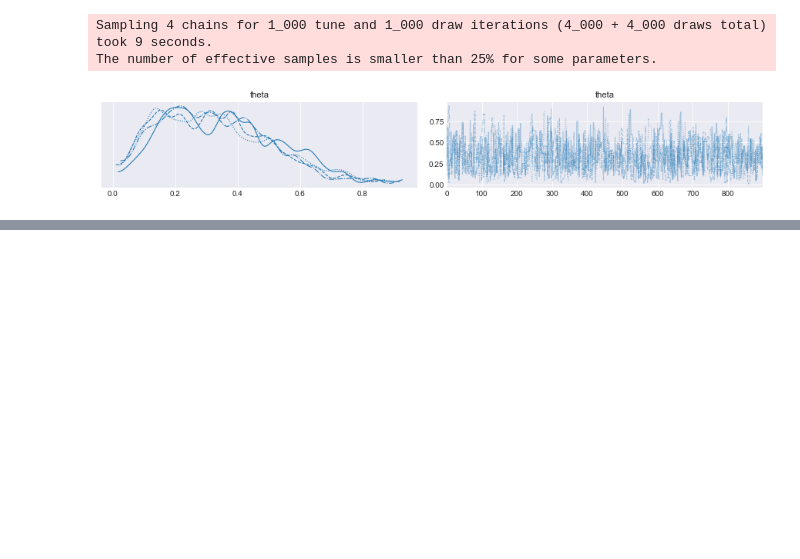
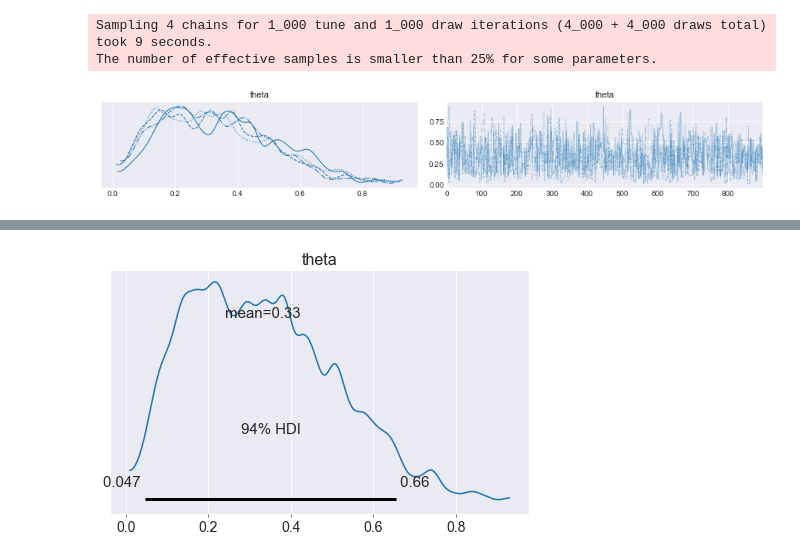
Before and after one commit to akiabe/bayesian-ml_intro, a Jupyter notebook: pymc3/chap2.ipynb, the cells around one changed output, grey strips where cells are left out. Drawn from its saved outputs; the diff is of its cells as text; code cells hidden in the pictures; blank space fills up the shorter version.

```diff
--- a/pymc3/chap2.ipynb
+++ b/pymc3/chap2.ipynb
@@ -59,0 +68,4 @@ pm.traceplot(
+# %%
+pm.plot_posterior(chain);
+# %% [output]
+[figure, added]
```
Also changed, not shown: parts of 5 cells of this notebook.
